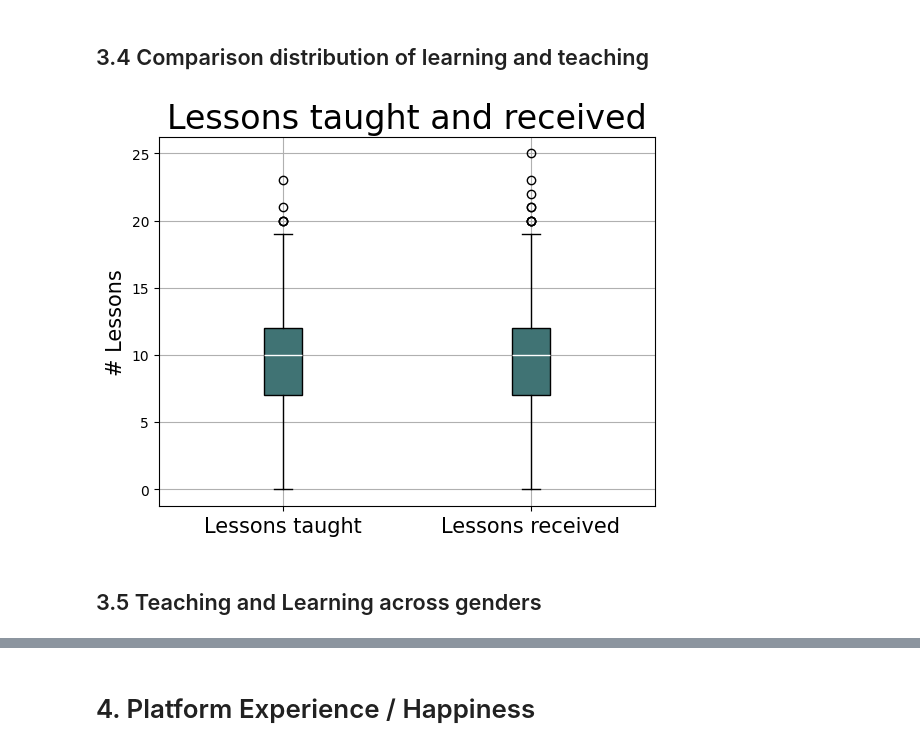
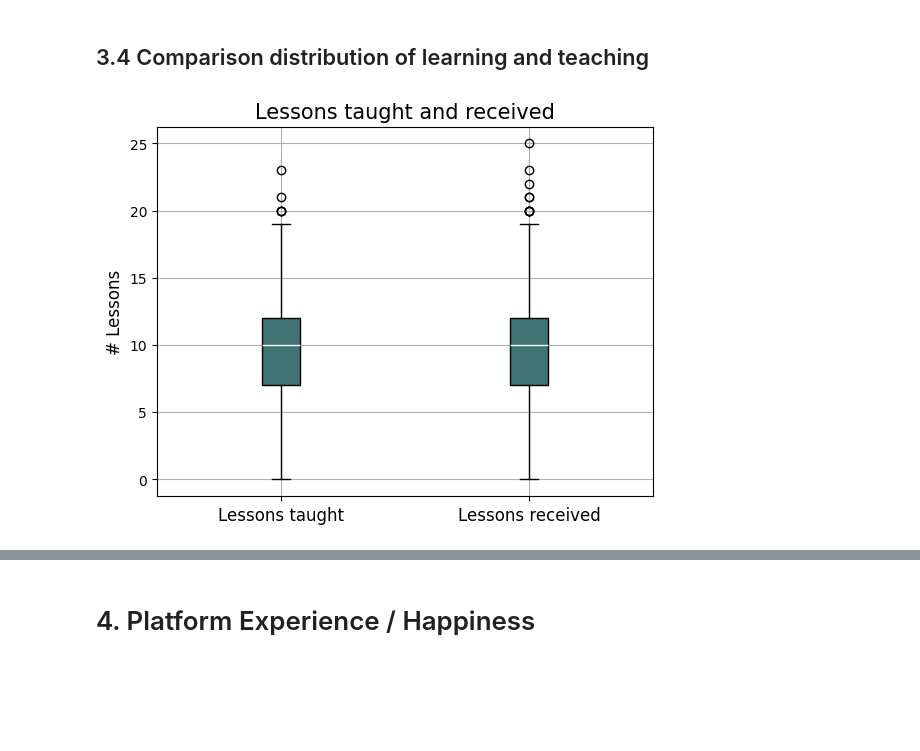
Before and after one commit to TechLabs-Berlin/ws24-skillswap, a Jupyter notebook: DS/01_Notebooks/02_Features_Insights/03_Exploratory_Data_Analysis/Exploratory.data.analysis.ipynb, the cells around one changed output, grey strips where cells are left out. Drawn from its saved outputs; the diff is of its cells as text; code cells hidden in the pictures; blank space fills up the shorter version.

```diff
--- a/DS/01_Notebooks/02_Features_Insights/03_Exploratory_Data_Analysis/Exploratory.data.analysis.ipynb
+++ b/DS/01_Notebooks/02_Features_Insights/03_Exploratory_Data_Analysis/Exploratory.data.analysis.ipynb
@@ -235,20 +232,18 @@ df_learners.sort_values(by="Lessons received", ascending=False)[["Name", "Lesson
 # %%
 
 df_skills = df1.rename(columns={"Sum_Skills_Off": "Lessons taught", "Sum_Skills_Rec": "Lessons received"})
 
 boxplot = df_skills.boxplot(column=['Lessons taught', 'Lessons received'],
                     patch_artist=True,
                     boxprops={'facecolor': '#407374', 'edgecolor': 'black'},
                     whiskerprops={'color': 'black'},
                     medianprops={'color': 'white'})
 
-plt.title('Lessons taught and received', fontsize = 24)
+plt.title('Lessons taught and received', fontsize = 15)
 plt.xlabel('')
-plt.ylabel('# Lessons', fontsize = 15)
-plt.xticks(fontsize=15)
+plt.ylabel('# Lessons', fontsize = 12)
+plt.xticks(fontsize=12)
 
 plt.show()
 # %% [output]
-[figure, old version]
+[figure, new version]
-# %% [markdown]
-## 3.5 Teaching and Learning across genders
```
Also changed, not shown: parts of 17 cells of this notebook.
